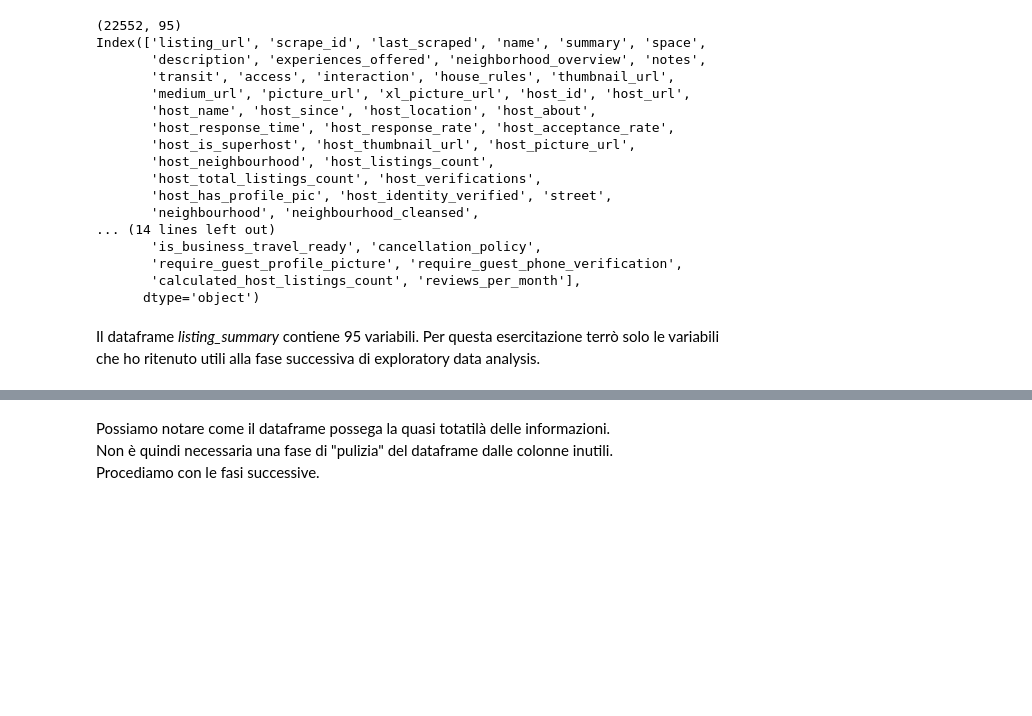
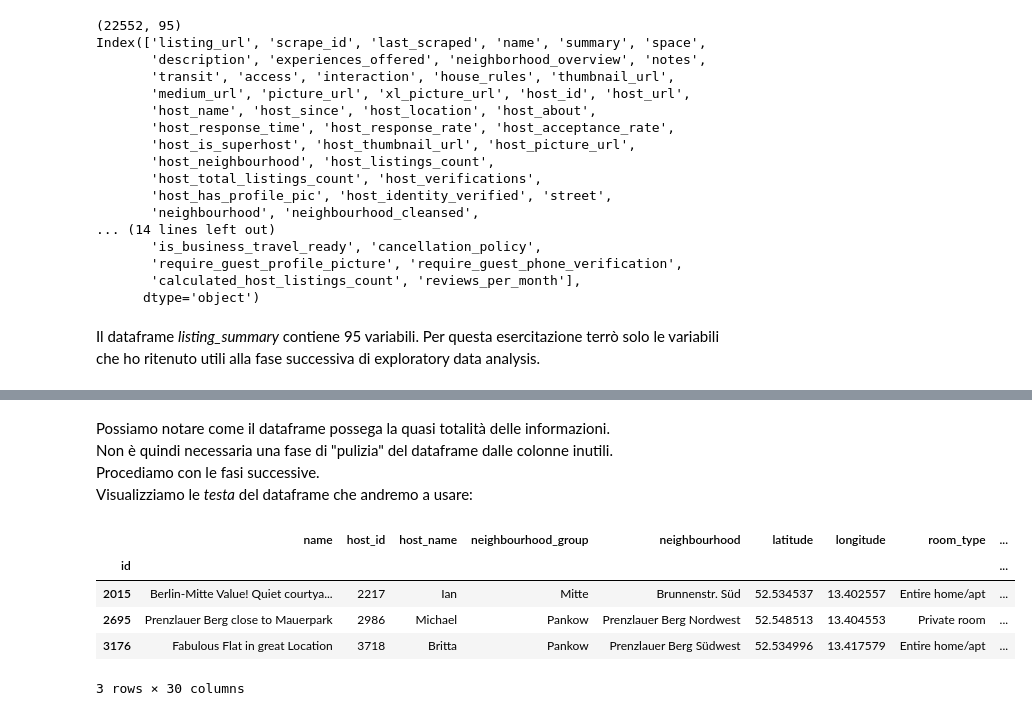
Before and after one commit to ff225/DataAnalytics, a Jupyter notebook: BerlinAirBnb.ipynb, the cells around one changed output, grey strips where cells are left out. Cells and saved outputs as stored; diff of their text form; code cells hidden in the pictures; blank space fills up the shorter version.

```diff
--- a/BerlinAirBnb.ipynb
+++ b/BerlinAirBnb.ipynb
@@ -91,4 +117,15 @@ listing.info()
 # %% [markdown]
-Possiamo notare come il dataframe possega la quasi totatilà delle informazioni.<br>
+Possiamo notare come il dataframe possega la quasi totalità delle informazioni.<br>
 Non è quindi necessaria una fase di "pulizia" del dataframe dalle colonne inutili. <br>
 Procediamo con le fasi successive.
+<br>
+Visualizziamo le *testa* del dataframe che andremo a usare:
+# %%
+listing.head(3)
+# %% [output]
+|  | name | host_id | host_name | neighbourhood_group | neighbourhood | latitude | longitude | room_type | ... |
+| id |  |  |  |  |  |  |  |  | ... |
+| 2015 | Berlin-Mitte Value! Quiet courtya... | 2217 | Ian | Mitte | Brunnenstr. Süd | 52.534537 | 13.402557 | Entire home/apt | ... |
+| 2695 | Prenzlauer Berg close to Mauerpark | 2986 | Michael | Pankow | Prenzlauer Berg Nordwest | 52.548513 | 13.404553 | Private room | ... |
+| 3176 | Fabulous Flat in great Location | 3718 | Britta | Pankow | Prenzlauer Berg Südwest | 52.534996 | 13.417579 | Entire home/apt | ... |
+3 rows × 30 columns
```
Also changed, not shown: parts of 6 cells of this notebook.
